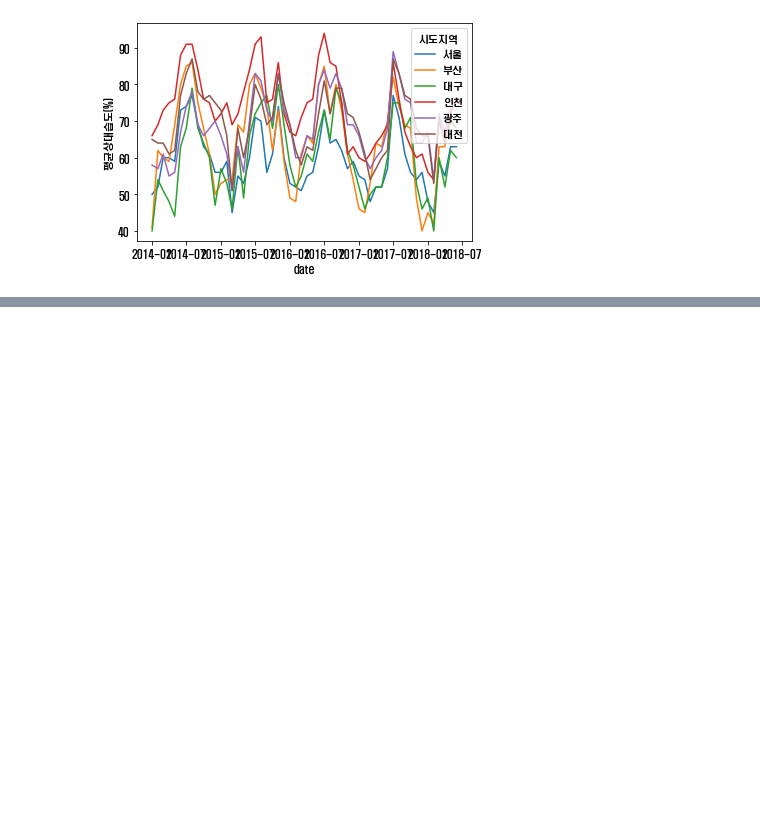
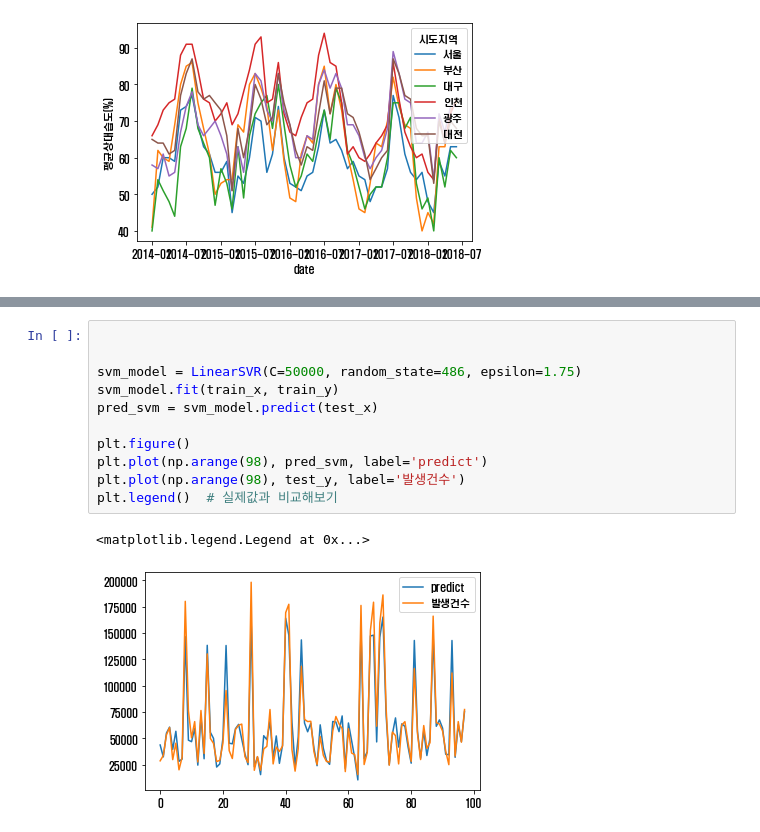
Before and after one commit to kyunleader/2019-bigdata-weather-contest, a Jupyter notebook: jupyter_main.ipynb, the cells around one changed output, grey strips where cells are left out. Cells and saved outputs as stored; diff of their text form; blank space fills up the shorter version.

```diff
--- a/jupyter_main.ipynb
+++ b/jupyter_main.ipynb
@@ -223,0 +267,14 @@ plt.legend()  # 실제값과 비교해보기
+# %%
+
+
+svm_model = LinearSVR(C=50000, random_state=486, epsilon=1.75)
+svm_model.fit(train_x, train_y)
+pred_svm = svm_model.predict(test_x)
+
+plt.figure()
+plt.plot(np.arange(98), pred_svm, label='predict')
+plt.plot(np.arange(98), test_y, label='발생건수')
+plt.legend()  # 실제값과 비교해보기
+# %% [output]
+<matplotlib.legend.Legend at 0x...>
+[figure, added]
```
Also changed, not shown: parts of 12 cells of this notebook, 1 other file.
